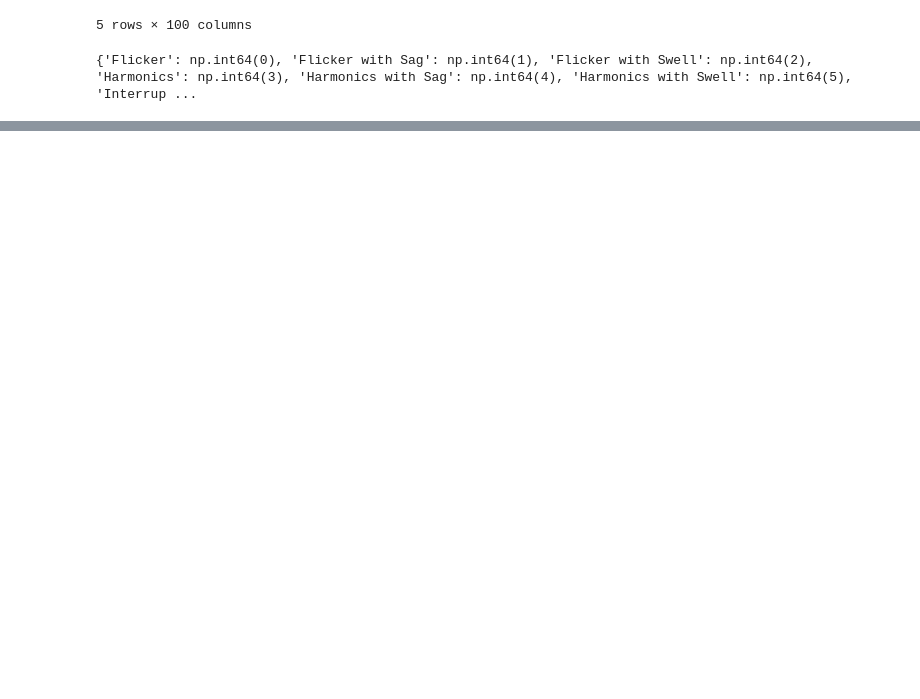
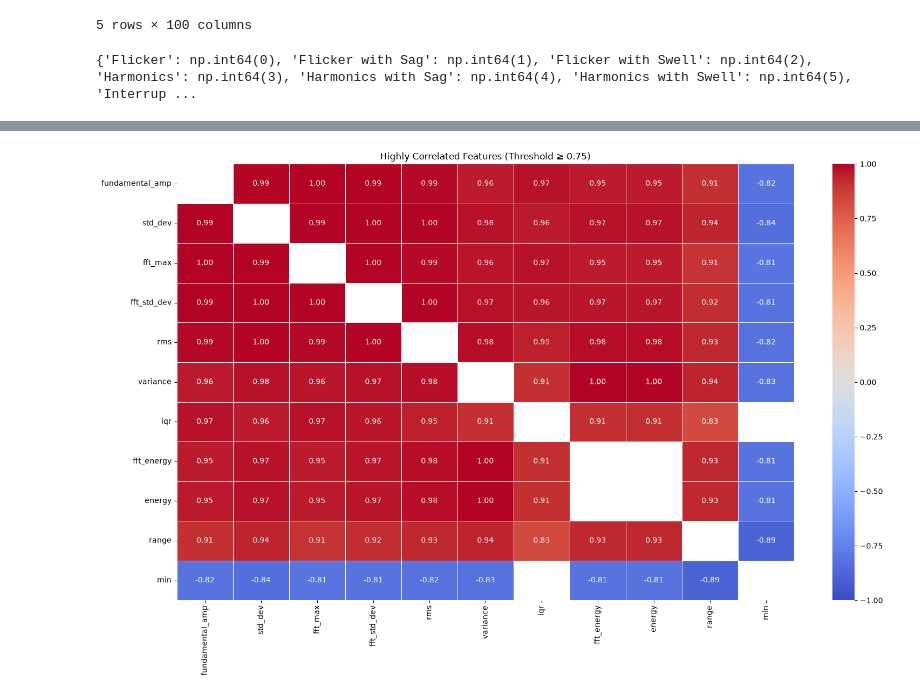
Before and after one commit to SorbieuRnk/PowerQualityDisturbancesClassification, a Jupyter notebook: project.ipynb, the cells around one changed output, grey strips where cells are left out. Saved outputs shown, nothing was run; the diff lists cells and outputs as text; code cells hidden in the pictures; blank space fills up the shorter version.

```diff
--- a/project.ipynb
+++ b/project.ipynb
@@ -382,0 +566,25 @@ final_dataset.head()
+# %%
+# Compute correlation matrix for selected high-variance features
+correlation_matrix = final_dataset[selected_features].corr()
+
+# Define threshold for high correlation (e.g., |0.75| or above)
+threshold = 0.8
+
+# Filter only highly correlated features
+high_corr_features = correlation_matrix[(correlation_matrix.abs() >= threshold) & (correlation_matrix.abs() < 1.0)]
+
+# Drop rows and columns that are entirely NaN (i.e., no strong correlation)
+high_corr_features = high_corr_features.dropna(how='all', axis=0).dropna(how='all', axis=1)
+
+# Plot heatmap only if there are highly correlated features
+if not high_corr_features.empty:
+    plt.figure(figsize=(16, 10))
+    sns.heatmap(high_corr_features, annot=True, cmap='coolwarm', fmt=".2f", linewidths=0.5, vmin=-1, vmax=1)
+    plt.title('Highly Correlated Features (Threshold ≥ 0.75)')
+    plt.tight_layout()
+    # plt.savefig('high_correlation_heatmap.png', dpi=300)
+    plt.show()
+else:
+    print("No features with correlation above the threshold.")
+# %% [output]
+[figure, added]
```
Also changed, not shown: parts of 14 cells of this notebook, 3 other files.
